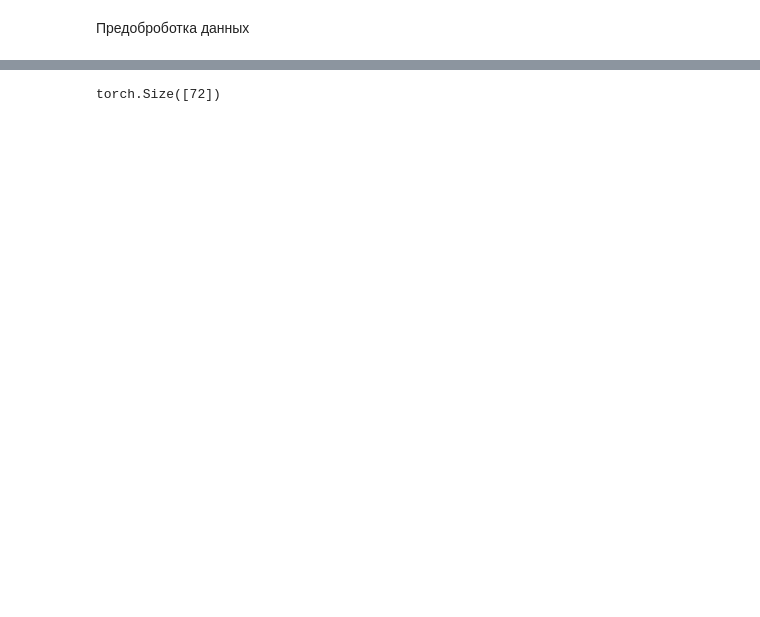
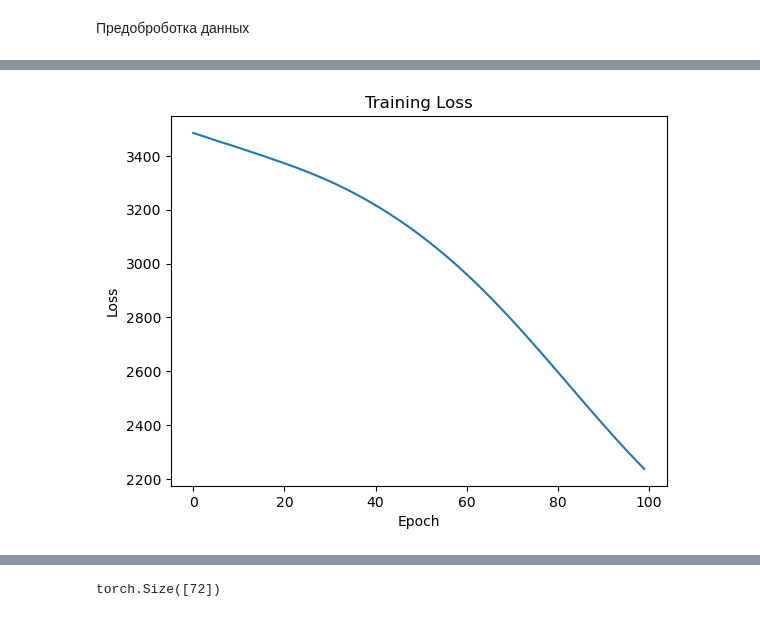
Before and after one commit to damir-dekz/diploma_project, a Jupyter notebook: диплом.ipynb, the cells around one changed output, grey strips where cells are left out. Drawn from its saved outputs; the diff is of its cells as text; code cells hidden in the pictures; blank space fills up the shorter version.

```diff
--- a/диплом.ipynb
+++ b/диплом.ipynb
@@ -771,0 +1363,42 @@ df.head(3)
+# %%
+class SimpleNN(nn.Module):
+    def __init__(self, input_size):
+        super(SimpleNN, self).__init__()
+        self.fc1 = nn.Linear(input_size, 64)
+        self.fc2 = nn.Linear(64, 32)
+        self.fc3 = nn.Linear(32, 1)
+
+    def forward(self, x):
+        x = torch.relu(self.fc1(x))
+        x = torch.relu(self.fc2(x))
+        x = self.fc3(x)
+        return x
+
+# Initialize the model
+input_size = X_train_tensor.shape[1]
+model = SimpleNN(input_size)
+# %%
+# Define loss function and optimizer
+criterion = nn.MSELoss()
+optimizer = optim.Adam(model.parameters(), lr=0.001)
+
+# Training loop
+epochs = 100
+losses = []
+for epoch in range(epochs):
+    optimizer.zero_grad()
+    outputs = model(X_train_tensor)
+    loss = criterion(outputs, y_train_tensor)
+    loss.backward()
+    optimizer.step()
+    losses.append(loss.item())
+    if epoch % 10 == 0:
+        print(f'Epoch [{epoch+1}/{epochs}], Loss: {loss.item():.4f}')
+
+# Plot the training loss
+plt.plot(losses)
+plt.xlabel('Epoch')
+plt.ylabel('Loss')
+plt.title('Training Loss')
+plt.show()
+# %% [output]
@@ -771,0 +1415 @@ df.head(3)
+[figure, added]
```
Also changed, not shown: parts of 54 cells of this notebook, 5 other files.
